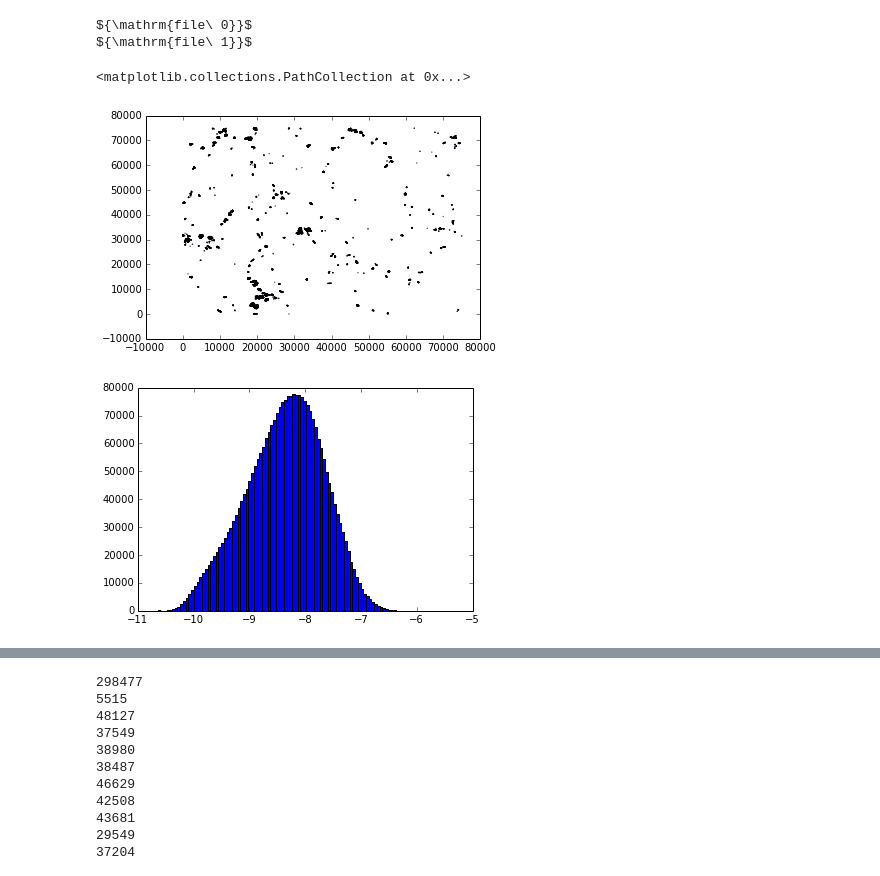
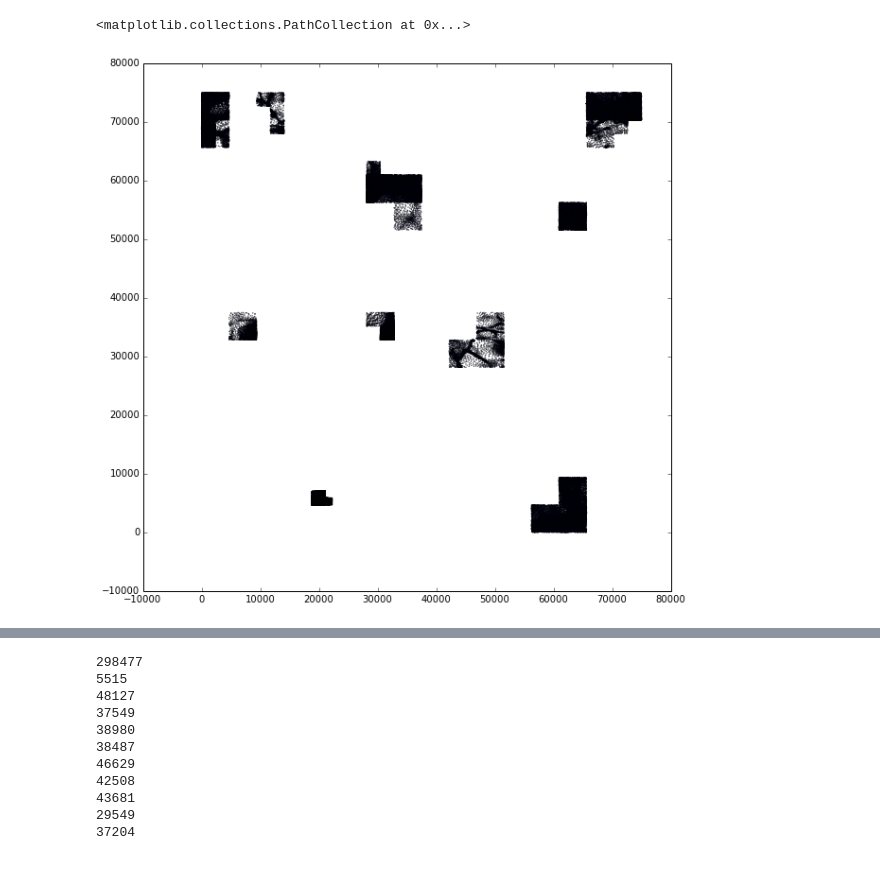
Before and after one commit to forero/ArepoWeb, a Jupyter notebook: src/PlayArepoSnapshot.ipynb, the cells around one changed output, grey strips where cells are left out. Drawn from its saved outputs; the diff is of its cells as text; code cells hidden in the pictures.

Commit message:
fishy gradients

```diff
--- a/src/PlayArepoSnapshot.ipynb
+++ b/src/PlayArepoSnapshot.ipynb
@@ -24,10 +27,10 @@ def load_snap(path, snapnum, filenum):
     filename="%s/snap_%d.%d"%(path, snapnum, filenum)
     position = snap.read_block(filename, "POS ", parttype=0)
     velocity = snap.read_block(filename, "VEL ", parttype=0)
-    potential = snap.read_block(filename, "POT ", parttype=0)
     rho_gas = snap.read_block(filename, "RHO ", parttype=0)
     volume = snap.read_block(filename, "VOL ", parttype=0)
-    return position, velocity, potential, rho_gas, volume
+    vgrad = snap.read_block(filename, "VGRD", parttype=0)
+    return position, velocity, rho_gas, volume, vgrad
 # %%
 def make_dens_plot(density, snapnum=1, filenum=1):
     fig = figure(1, figsize=(9.5,6.5))
@@ -48,31 +51,18 @@ def make_dens_plot(density, snapnum=1, filenum=1):
     savefig(filename + '.png',format = 'png', transparent=True)
     close(fig)
 # %%
-snapnum=135
-filenum=31
-data_path= "/Users/forero/work/ArepoWeb/data/L75n455FP/snapdir_135"
-for i in range(2):
-    pos, vel, p, dens, vol = load_snap(data_path, snapnum, i)
-    make_dens_plot(dens, snapnum=snapnum, filenum=i)
+snapnum=136
+filenum=14
+data_path= "/Users/forero/work/ArepoWeb/data/L75n455FP/snapdir_136"
+pos, vel, dens, vol, v_gradient = load_snap(data_path, snapnum, filenum)
-# %% [output]
-${\mathrm{file\ 0}}$
-${\mathrm{file\ 1}}$
 # %%
 pos_x = pos[:,0]
 pos_y = pos[:,1]
 pos_z = pos[:,2]
 # %%
-index = where((pos_z>4000.0) & (pos_z<9000.0) & (log10(dens)>-8.0))
+index = where((pos_z>4000.0) & (pos_z<9000.0))
 index = index[0]
 scatter(pos_x[index], pos_y[index],s=0.1)
 # %% [output]
 <matplotlib.collections.PathCollection at 0x...>
-[figure, old version]
+[figure, new version]
-# %%
-snapnum=135
-filenum=10
-data_path= "/Users/forero/work/ArepoWeb/data/L75n455FP/snapdir_135"
-pos, vel, p, dens, vol = load_snap(data_path, snapnum, filenum)
-n = hist(log10(dens),100)
-# %% [output]
-[figure, removed]
```
Also changed, not shown: parts of 5 cells of this notebook.
